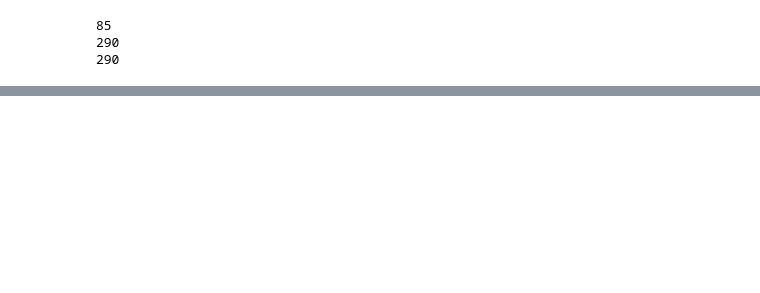
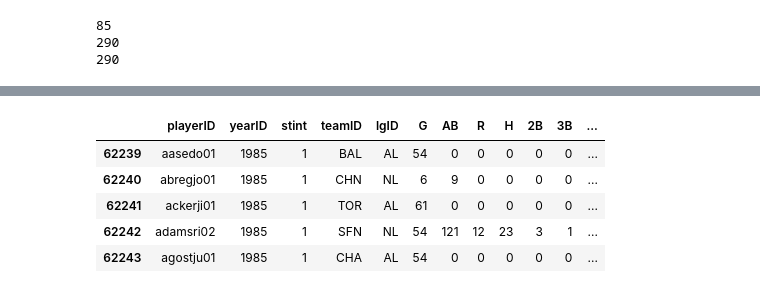
Before and after one commit to bcg0006/udc, a Jupyter notebook: baseball_data_analysis.ipynb, the cells around one changed output, grey strips where cells are left out. Cells and saved outputs as stored; diff of their text form; code cells hidden in the pictures; blank space fills up the shorter version.

```diff
--- a/baseball_data_analysis.ipynb
+++ b/baseball_data_analysis.ipynb
@@ -430,0 +468,9 @@ sns.factorplot(x='yearID', y='salary', kind='box', data=top_1pct_salaries_per_an
+# %%
+batting_1985.head()
+# %% [output]
+|  | playerID | yearID | stint | teamID | lgID | G | AB | R | H | 2B | 3B | ... |
+| 62239 | aasedo01 | 1985 | 1 | BAL | AL | 54 | 0 | 0 | 0 | 0 | 0 | ... |
+| 62240 | abregjo01 | 1985 | 1 | CHN | NL | 6 | 9 | 0 | 0 | 0 | 0 | ... |
+| 62241 | ackerji01 | 1985 | 1 | TOR | AL | 61 | 0 | 0 | 0 | 0 | 0 | ... |
+| 62242 | adamsri02 | 1985 | 1 | SFN | NL | 54 | 121 | 12 | 23 | 3 | 1 | ... |
+| 62243 | agostju01 | 1985 | 1 | CHA | AL | 54 | 0 | 0 | 0 | 0 | 0 | ... |
```
Also changed, not shown: parts of 25 cells of this notebook.
